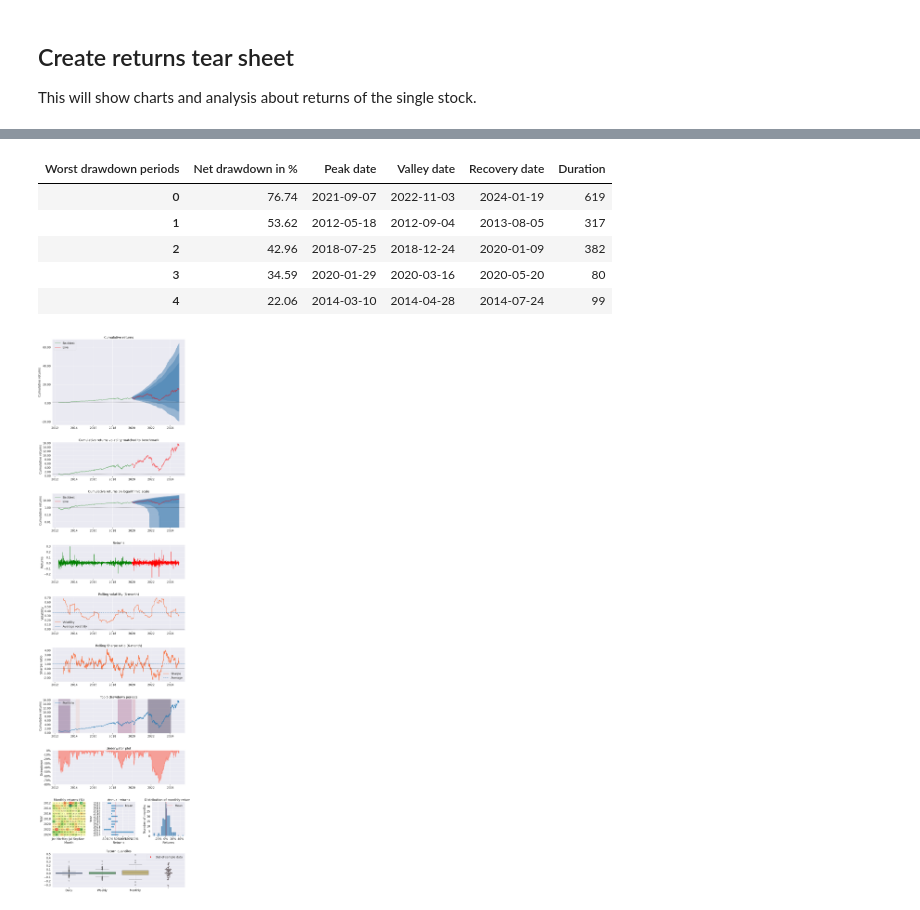
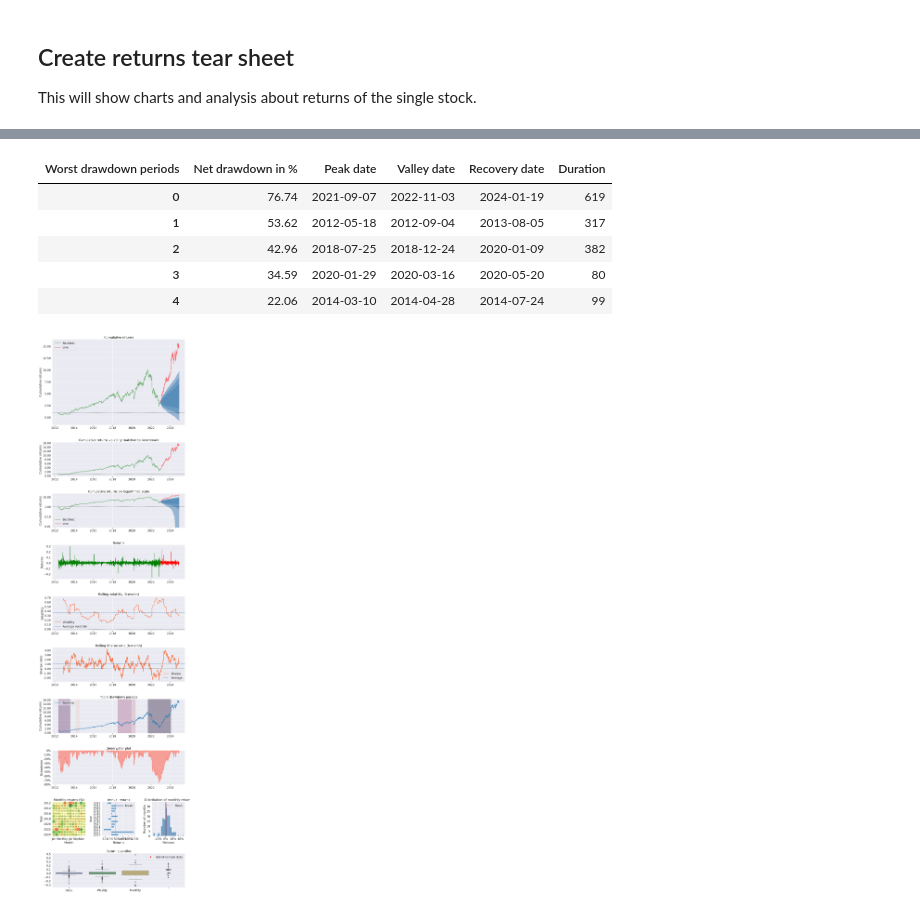
Before and after one commit to EveryFine/FinRLLearn, a Jupyter notebook: PyfolioExample/example/single_stock_example.ipynb, the cells around one changed output, grey strips where cells are left out. Drawn from its saved outputs; the diff is of its cells as text; code cells hidden in the pictures.

```diff
--- a/PyfolioExample/example/single_stock_example.ipynb
+++ b/PyfolioExample/example/single_stock_example.ipynb
@@ -91,7 +91,7 @@ Name: Close, Length: 3153, dtype: float64
 ## Create returns tear sheet
 This will show charts and analysis about returns of the single stock.
 # %%
-pf.create_returns_tear_sheet(returns, live_start_date='2020-1-1')
+pf.create_returns_tear_sheet(returns, live_start_date='2023-1-1')
 # %% [output]
 | Start date | 2012-05-18 |  |  |  |
 | End date | 2024-11-27 |  |  |  |
@@ -114,7 +114,7 @@ pf.create_returns_tear_sheet(returns, live_start_date='2020-1-1')
 | Worst drawdown periods | Net drawdown in % | Peak date | Valley date | Recovery date | Duration |
 | 0 | 76.74 | 2021-09-07 | 2022-11-03 | 2024-01-19 | 619 |
 | 1 | 53.62 | 2012-05-18 | 2012-09-04 | 2013-08-05 | 317 |
 | 2 | 42.96 | 2018-07-25 | 2018-12-24 | 2020-01-09 | 382 |
 | 3 | 34.59 | 2020-01-29 | 2020-03-16 | 2020-05-20 | 80 |
 | 4 | 22.06 | 2014-03-10 | 2014-04-28 | 2014-07-24 | 99 |
-[figure, old version]
+[figure, new version]
```
Also changed, not shown: parts of 1 cell of this notebook.
